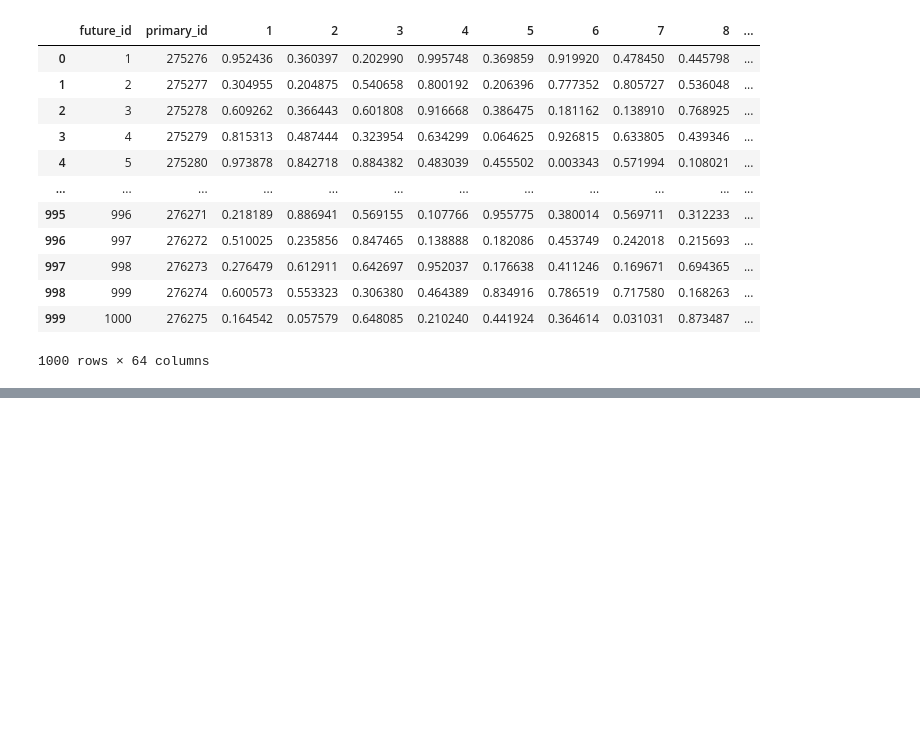
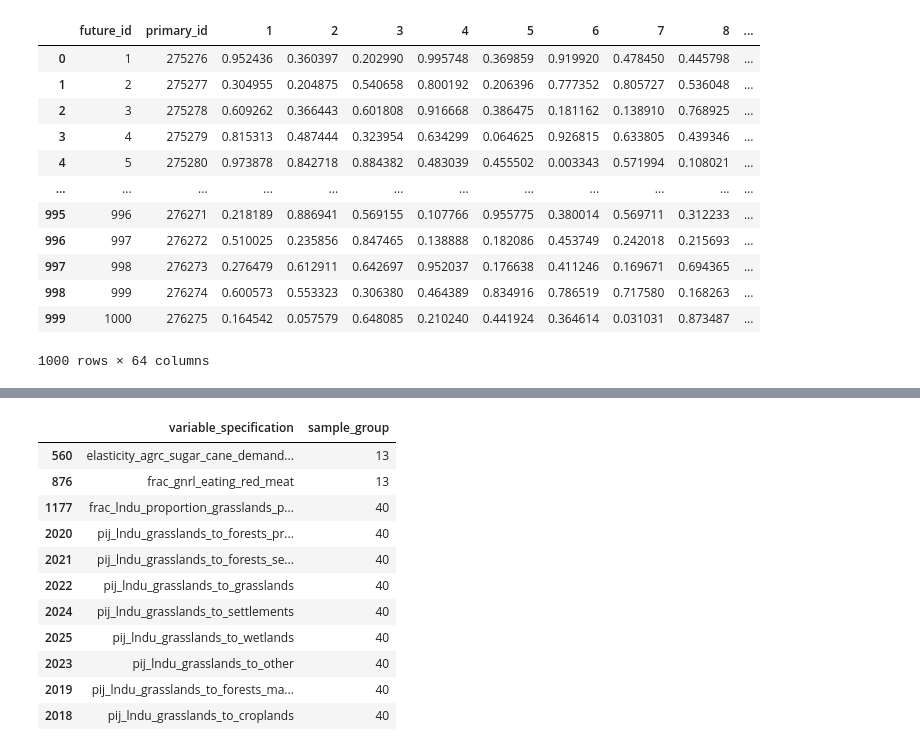
Before and after one commit to sisepuede-framework/ssp_metamodel, a Jupyter notebook: notebooks/etl.ipynb, the cells around one changed output, grey strips where cells are left out. Saved outputs shown, nothing was run; the diff lists cells and outputs as text; code cells hidden in the pictures; blank space fills up the shorter version.

```diff
--- a/notebooks/etl.ipynb
+++ b/notebooks/etl.ipynb
@@ -256,0 +278,15 @@ merged_df_filtered
+# %%
+var_specifications_df[var_specifications_df["sample_group"].isin([13, 40])]
+# %% [output]
+|  | variable_specification | sample_group |
+| 560 | elasticity_agrc_sugar_cane_demand... | 13 |
+| 876 | frac_gnrl_eating_red_meat | 13 |
+| 1177 | frac_lndu_proportion_grasslands_p... | 40 |
+| 2020 | pij_lndu_grasslands_to_forests_pr... | 40 |
+| 2021 | pij_lndu_grasslands_to_forests_se... | 40 |
+| 2022 | pij_lndu_grasslands_to_grasslands | 40 |
+| 2024 | pij_lndu_grasslands_to_settlements | 40 |
+| 2025 | pij_lndu_grasslands_to_wetlands | 40 |
+| 2023 | pij_lndu_grasslands_to_other | 40 |
+| 2019 | pij_lndu_grasslands_to_forests_ma... | 40 |
+| 2018 | pij_lndu_grasslands_to_croplands | 40 |
```
Also changed, not shown: parts of 8 cells of this notebook, 1 other file.
